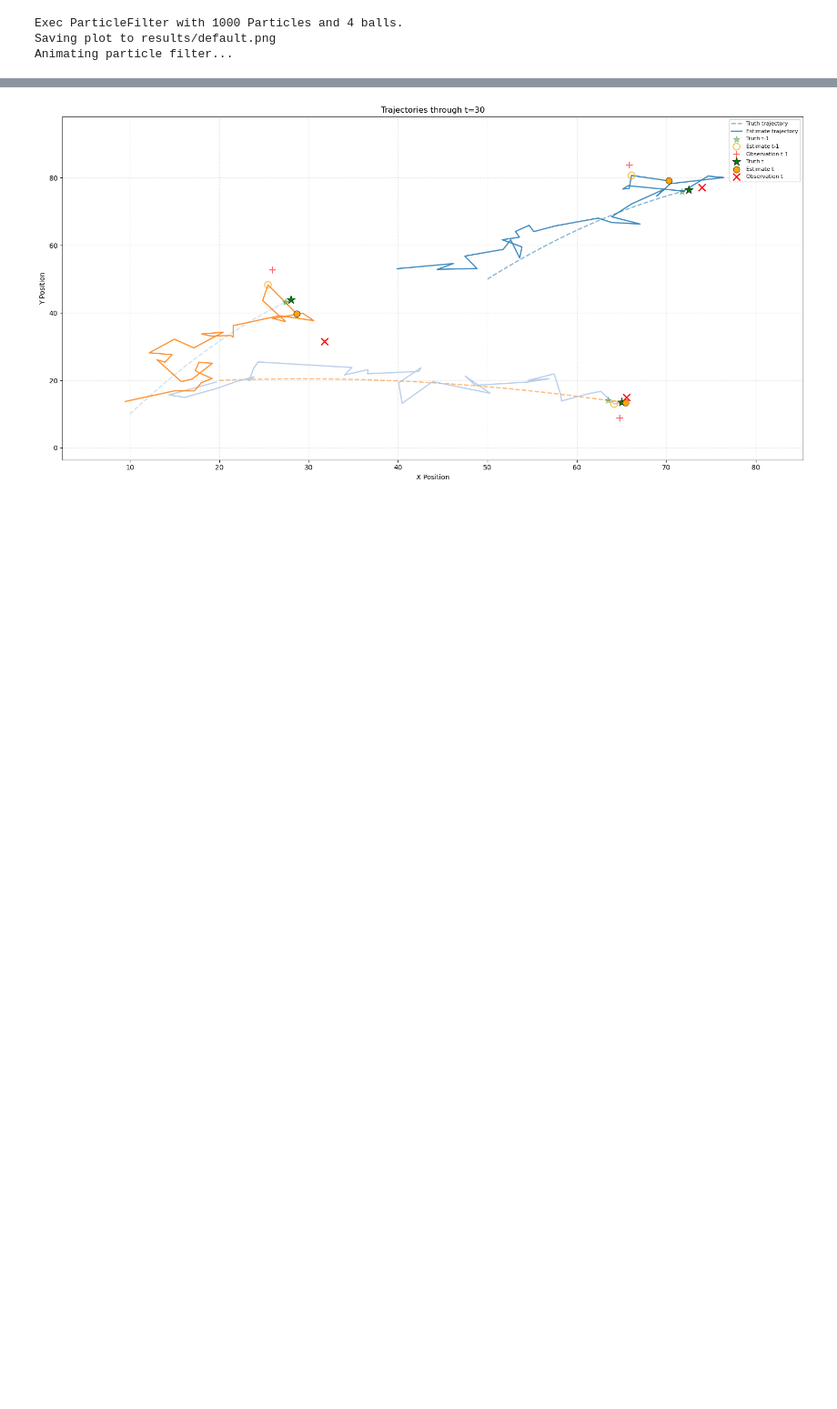
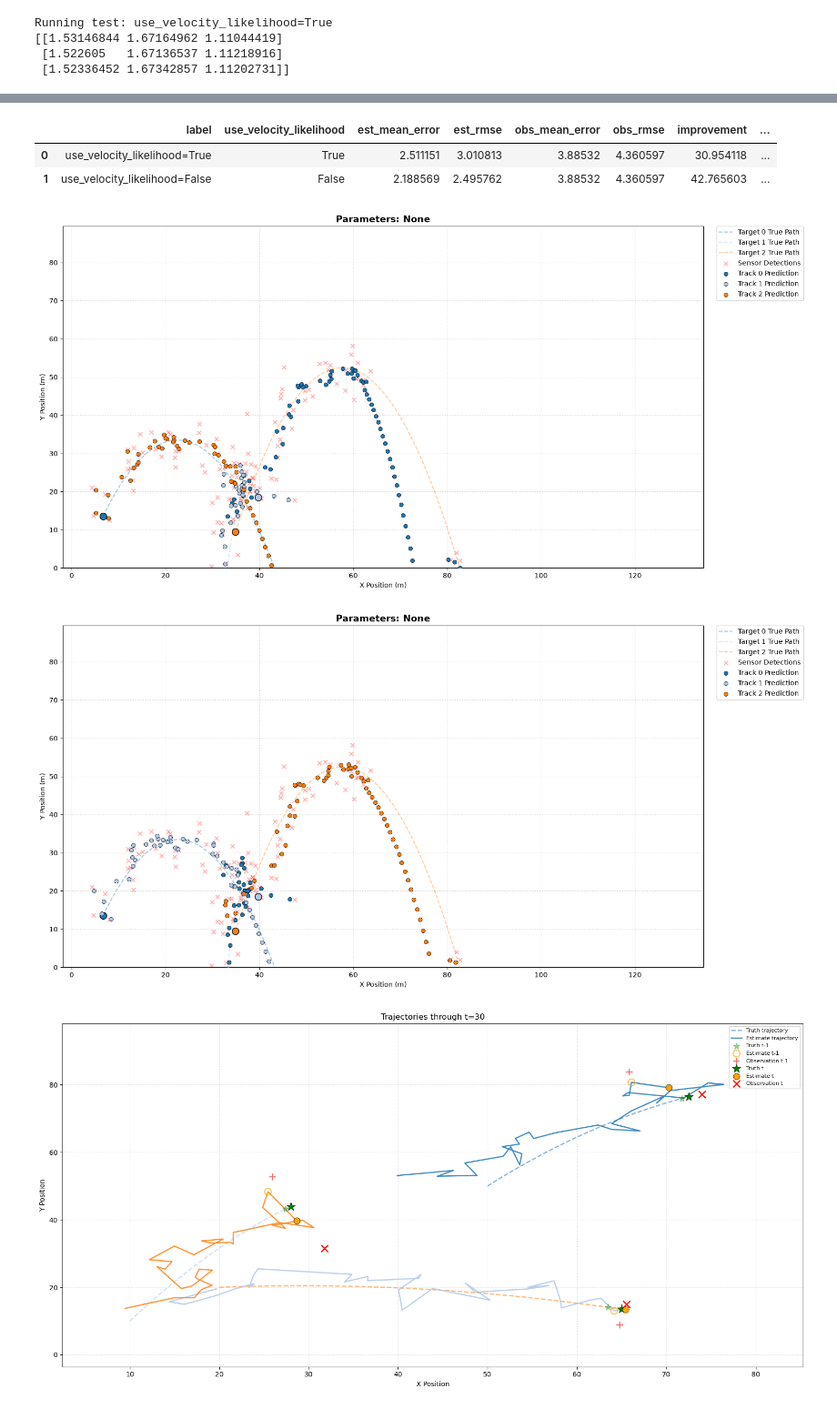
Before and after one commit to christopher-reinard/particle_filter, a Jupyter notebook: main copy.ipynb, the cells around one changed output, grey strips where cells are left out. Shown at 91% size. Saved outputs shown, nothing was run; the diff lists cells and outputs as text; code cells hidden in the pictures; blank space fills up the shorter version.

```diff
--- a/main copy.ipynb
+++ b/main copy.ipynb
@@ -64,54 +64,54 @@ n_objects = len(true_states)
 # Simulation Parameters
 step_size = 0.1
 num_steps = 120
-dropout_start = 40
-dropout_end = 60
-process_noise = 0.1
+process_noise = 0.011
 measurement_noise = 10
 
 # Particle Filter Parameters
-num_particles_per_ball = 1000
+num_particles = 1000
 
 
 
 input_parameters = {
     # Parameters for the simulation
-    "step_size": step_size,
-    "num_steps": num_steps,
+    "step_size": 0.1,
+    "num_steps": 120,
 
     # Parameters for the balls
     "true_states": true_states,
-    "dropout_start": dropout_start,
-    "dropout_end": dropout_end,
-    "process_noise": process_noise,
-    "measurement_noise": measurement_noise,
+    "dropout_start": 40,
+    "dropout_end": 60,
+    "process_noise": 1, # Since we copy particles when resampling, process noise spreads them out in an area to make particles more diverse.
+    "measurement_noise": 10,
 
     # Parameters for the Filter
-    "model": "MultiObjectParticleFilter",
-    "num_particles": num_particles_per_ball,
+    "model": "MultiObjectParticleFilter", # Either "MultiObjectParticleFilter" or "SingleObjectParticleFilter"
+    "neighbor_assignment": "Hungarian", #Only relevant for Multi-Object Particle Filter, either "Hungarian" or "GreedyKNN"
+
+    "num_particles": 1000, # For Multi-Object Particle Filter, this is the number of particles PER BALL
     "state_bounds": STATE_BOUNDS,
-    "init_generator": "Sobol",
+    "init_generator": "Sobol", # Either "Sobol", "LHS", or "PseudoRandom"
 
-    # Do Not use estimates of Velocity, it was not helpful
+    # Tested whether or not an estimate of velocity can be helpful
     # Assumption: The velocity estimates are too noisy to be useful,
     #             and the filter is better off just relying on the position measurements
     "use_velocity_likelihood": False,
     "velocity_sigma": 10.0,
     "min_velocity_likelihood": 0.01,
-    "neighbor_assignment": "Hungarian",
 
     'ess_resample_threshold': np.inf # Always resample
 }
 
 tester = ParticleFilterTester(input_parameters, save_dir="results")
 
-results = tester.run()
-#results
-#results = tester.sweep_multi({
-    #"use_velocity_likelihood": [True, False],
-#}, mode="grid", seed=seed)
-#results
+# results = tester.run()
+# #results
+results = tester.sweep_multi({
+    "use_velocity_likelihood": [True, False]
+}, mode="grid", seed=seed)
+results
 # %% [output]
-Exec ParticleFilter with 1000 Particles and 4 balls.
-Saving plot to results/default.png
-Animating particle filter...
+Running test: use_velocity_likelihood=True
+[[1.53146844 1.67164962 1.11044419]
+ [1.522605   1.67136537 1.11218916]
+ [1.52336452 1.67342857 1.11202731]]
@@ -118,3 +135,8 @@ Animating particle filter...
+|  | label | use_velocity_likelihood | est_mean_error | est_rmse | obs_mean_error | obs_rmse | improvement | ... |
+| 0 | use_velocity_likelihood=True | True | 2.511151 | 3.010813 | 3.88532 | 4.360597 | 30.954118 | ... |
+| 1 | use_velocity_likelihood=False | False | 2.188569 | 2.495762 | 3.88532 | 4.360597 | 42.765603 | ... |
+[figure, added]
+[figure, added]
 # %%
 plot_particle_filter_step(time=30, **results["raw"])
 # %% [output]
```
Also changed, not shown: parts of 1 cell of this notebook.
